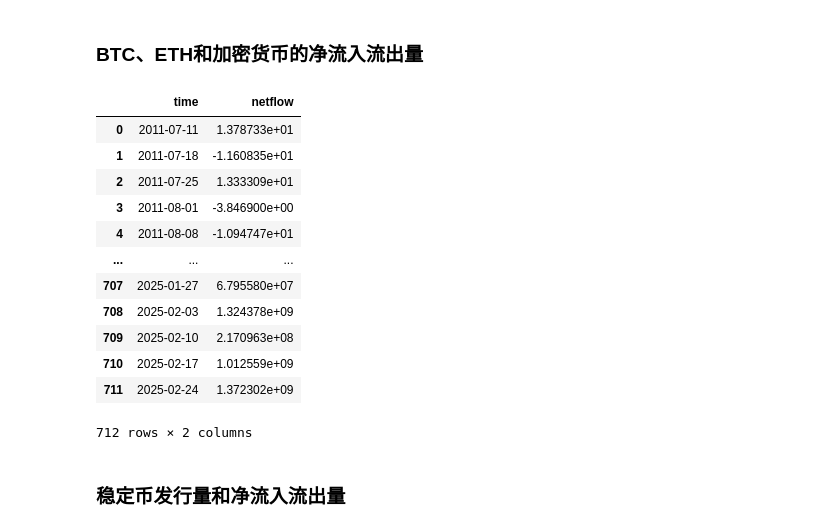
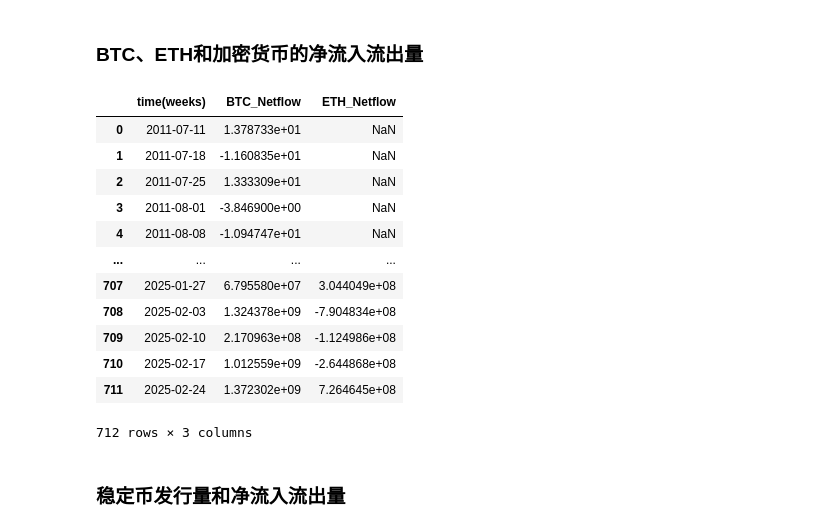
Before and after one commit to looikaizhi/PKUB, a Jupyter notebook: analysis.ipynb, the cells around one changed output. Cells and saved outputs as stored; diff of their text form; code cells hidden in the pictures.

```diff
--- a/analysis.ipynb
+++ b/analysis.ipynb
@@ -175,4 +283,5 @@ df.head()
 # %%
+## 已经忘记从哪里爬了，可以不拿这个值，目前只有成交量有点意义，但市值并不完整
 import json
 with open('./unprocessedFile/TotalCryptoMarketcap.json', 'r', encoding='utf-8') as f:
     data = json.load(f)
@@ -182,16 +291,22 @@ dfs = []
 for indicator in data['data']:
     raw_data = json.loads(indicator['data'])
     df = pd.DataFrame(raw_data, columns=['timestamp', indicator['name']])
-    df['timestamp'] = pd.to_datetime(df['timestamp'], unit='ms').dt.date
+    df['timestamp'] = pd.to_datetime(df['timestamp'], unit='ms').dt.normalize()
+    full_date_range = pd.date_range(start=start_time, end=end_time, freq='D')
+    df_full = pd.DataFrame({'timestamp': full_date_range})
+    df = pd.merge(df_full, df, on='timestamp', how='left')
+
     df[indicator['name']] = pd.to_numeric(df[indicator['name']], errors='coerce')
     df.set_index('timestamp', inplace=True)
     dfs.append(df)
 
-df_result = pd.concat(dfs, axis=1)
+df_result = pd.concat(dfs, axis=1).reset_index(drop=False)
 ## df_result = df_result.fillna(0)
-df_result.columns = ['加密货币总市值','加密货币24h总成交量','山寨币总市值','山寨币24h总成交量']
+df_result.columns = ['date','加密货币总市值','加密货币24h总成交量','山寨币总市值','山寨币24h总成交量']
 df_result['BTC总市值'] = df_result['加密货币总市值'] - df_result['山寨币总市值']
 df_result['BTC 24h总交易量'] = df_result['加密货币24h总成交量'] - df_result['山寨币24h总成交量']
-##df_result.to_csv("crypto_ETF_Data.csv")
+
+df_result.to_csv("marketCap2.csv")
 df_result.head()
+df_result.info()
 # %% [output]
@@ -246,25 +366,0 @@ df
-# %%
-# https://gw.sosovalue.com/data/s-chart-config-do/findByName
-# https://sosovalue.com/zh/assets/etf/Total_Crypto_Spot_ETF_Fund_Flow?page=usBTC
-
-with open('./unprocessedFile/cryptoETF.json', 'r', encoding='utf-8') as f:
-    data = json.load(f)
-
-target_names = ["Etf_btc_Fund_flow", "Etf_btc_Total_Net_Assets_Value", "Etf_us_eth_Fund_flow", "Etf_us_eth_Total_Net_Assets_Value"]
-
-dfs = []
-
-for indicator in data['indicatorDataList']:
-    if indicator['name'] in target_names:
-        raw_data = json.loads(indicator['data'])
-        df = pd.DataFrame(raw_data, columns=['timestamp', indicator['name']])
-        df['timestamp'] = pd.to_datetime(df['timestamp'], unit='ms')
-        df[indicator['name']] = pd.to_numeric(df[indicator['name']], errors='coerce')
-        df.set_index('timestamp', inplace=True)
-        dfs.append(df)
-
-df_result = pd.concat(dfs, axis=1)
-df_result = df_result.fillna(0)
-df_result.columns = ['BTC ETF净流入流出','BTC ETF 总净资产价值','ETH ETF净流入流出','ETH ETF 总净资产价值']
-print(df_result.head())
-df_result.to_csv("crypto_ETF_Data.csv")
@@ -416,37 +578,40 @@ df_bitget
 # %%
 # 一周为单位（还在找着有没有一天的）
 # IntoTheBlock
 with open('./unprocessedFile/crypto_exchange_netflows.json', 'r', encoding='utf-8') as f:
     data = json.load(f)
 
 def crypto_netflow(token_name:str):
 
     df = pd.DataFrame(data[token_name]['metric'])
     df = df[[0,1]]
     df[1] = df[1].apply(lambda x: x[0] if isinstance(x, list) else None)
     df = df.dropna(axis=0)
     df[0] = pd.to_datetime(df[0], unit='ms').reset_index(drop=True)
     df.columns = ['time', 'netflow']
     return df
 
 df_ETH_Netflow = crypto_netflow("ETH")
 df_BTC_Netflow = crypto_netflow("BTC")
 
-df_BTC_Netflow
+df_crypto_Netflow = pd.merge(df_BTC_Netflow, df_ETH_Netflow, on='time', how='outer')
+df_crypto_Netflow.columns = ['time(weeks)','BTC_Netflow','ETH_Netflow']
+
+df_crypto_Netflow
 # %% [output]
-|  | time | netflow |
-| 0 | 2011-07-11 | 1.378733e+01 |
-| 1 | 2011-07-18 | -1.160835e+01 |
-| 2 | 2011-07-25 | 1.333309e+01 |
-| 3 | 2011-08-01 | -3.846900e+00 |
-| 4 | 2011-08-08 | -1.094747e+01 |
-| ... | ... | ... |
-| 707 | 2025-01-27 | 6.795580e+07 |
-| 708 | 2025-02-03 | 1.324378e+09 |
-| 709 | 2025-02-10 | 2.170963e+08 |
-| 710 | 2025-02-17 | 1.012559e+09 |
-| 711 | 2025-02-24 | 1.372302e+09 |
+|  | time(weeks) | BTC_Netflow | ETH_Netflow |
+| 0 | 2011-07-11 | 1.378733e+01 | NaN |
+| 1 | 2011-07-18 | -1.160835e+01 | NaN |
+| 2 | 2011-07-25 | 1.333309e+01 | NaN |
+| 3 | 2011-08-01 | -3.846900e+00 | NaN |
+| 4 | 2011-08-08 | -1.094747e+01 | NaN |
+| ... | ... | ... | ... |
+| 707 | 2025-01-27 | 6.795580e+07 | 3.044049e+08 |
+| 708 | 2025-02-03 | 1.324378e+09 | -7.904834e+08 |
+| 709 | 2025-02-10 | 2.170963e+08 | -1.124986e+08 |
+| 710 | 2025-02-17 | 1.012559e+09 | -2.644868e+08 |
+| 711 | 2025-02-24 | 1.372302e+09 | 7.264645e+08 |
-712 rows × 2 columns
+712 rows × 3 columns
 # %% [markdown]
 ### 稳定币发行量和净流入流出量
 # %%
```
Also changed, not shown: parts of 18 cells of this notebook, 10 other files.
